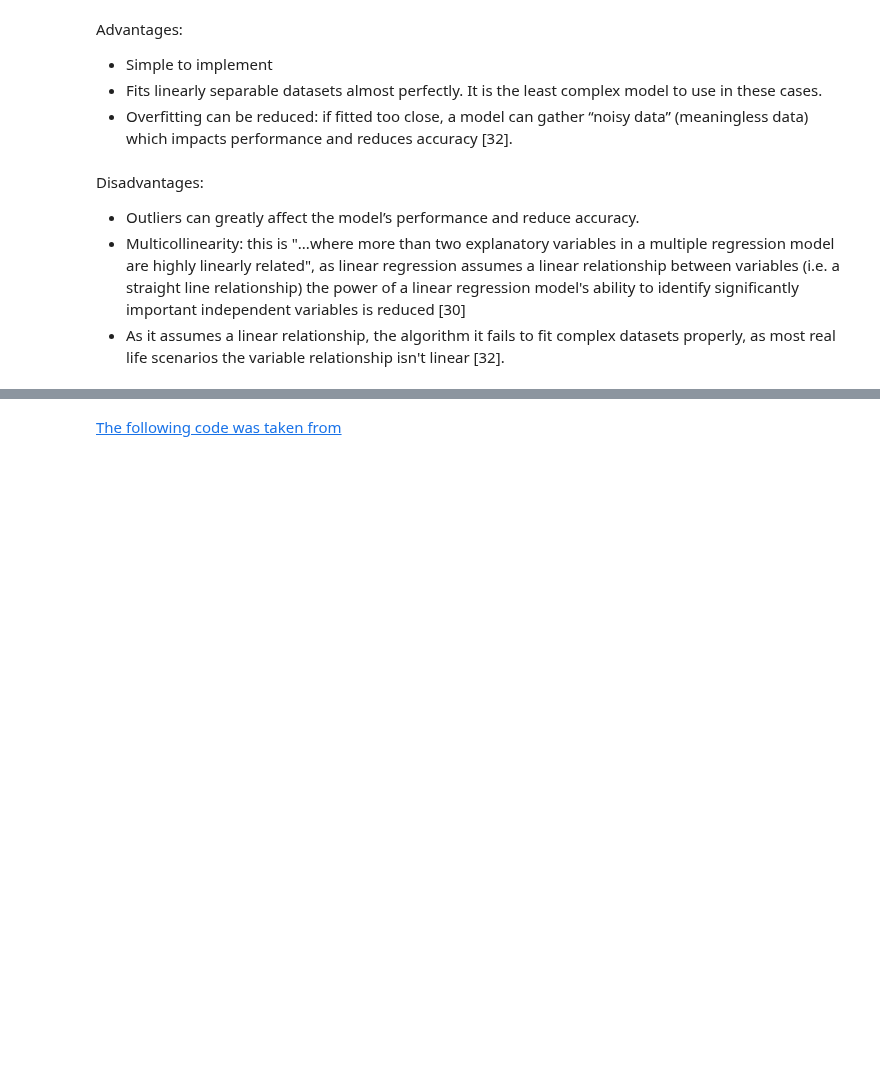
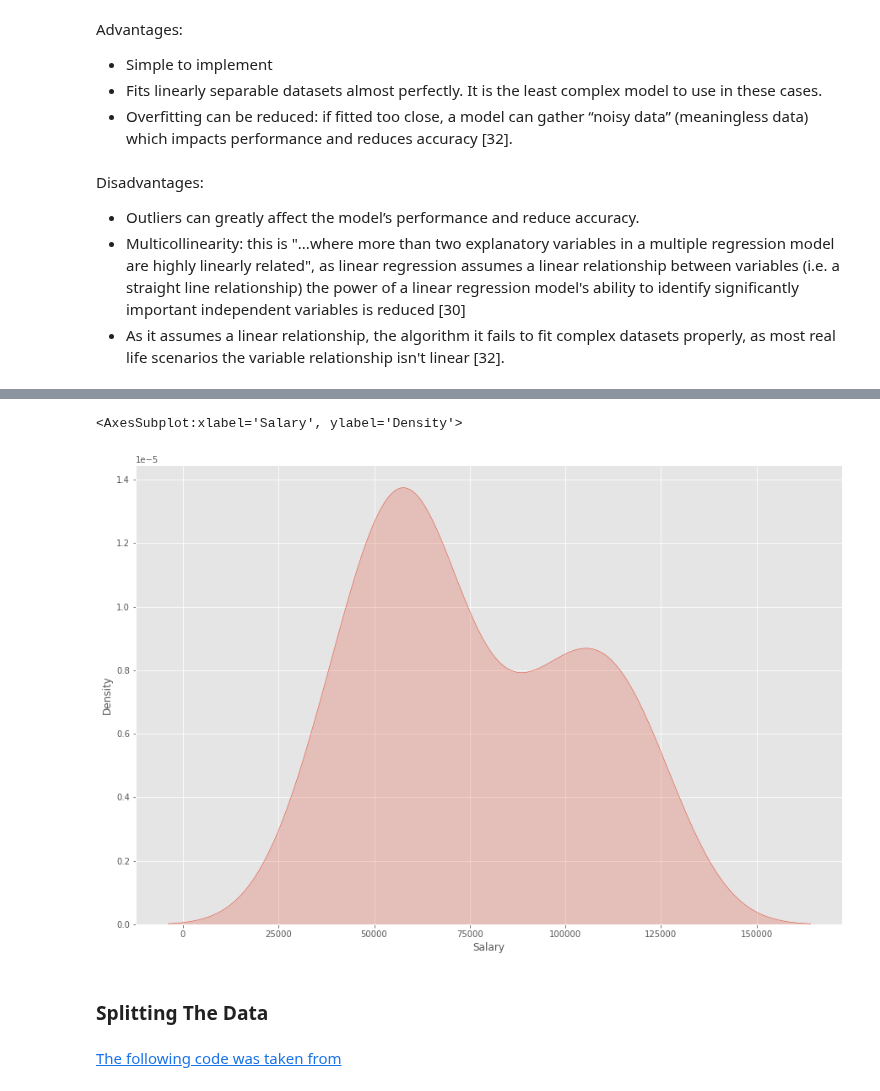
Before and after one commit to kmcd14/MLandStats-assessment, a Jupyter notebook: scikit-learn.ipynb, the cells around one changed output, grey strips where cells are left out. Cells and saved outputs as stored; diff of their text form; code cells hidden in the pictures; blank space fills up the shorter version.

```diff
--- a/scikit-learn.ipynb
+++ b/scikit-learn.ipynb
@@ -640,3 +736,12 @@ Disadvantages:
+# %%
+# Showing distribution
+#KDE represents the data using a continuous probability
+sns.kdeplot(sal['Salary'], shade=True)
+# %% [output]
+<AxesSubplot:xlabel='Salary', ylabel='Density'>
+[figure, added]
+# %% [markdown]
+### Splitting The Data
 # %% [markdown]
 [The following code was taken from ](https://medium.com/analytics-vidhya/prediction-and-data-visualization-of-breast-cancer-using-k-nearest-neighbor-knn-classifier-df7adadc4872)
 # %%
```
Also changed, not shown: parts of 14 cells of this notebook, 1 other file.
